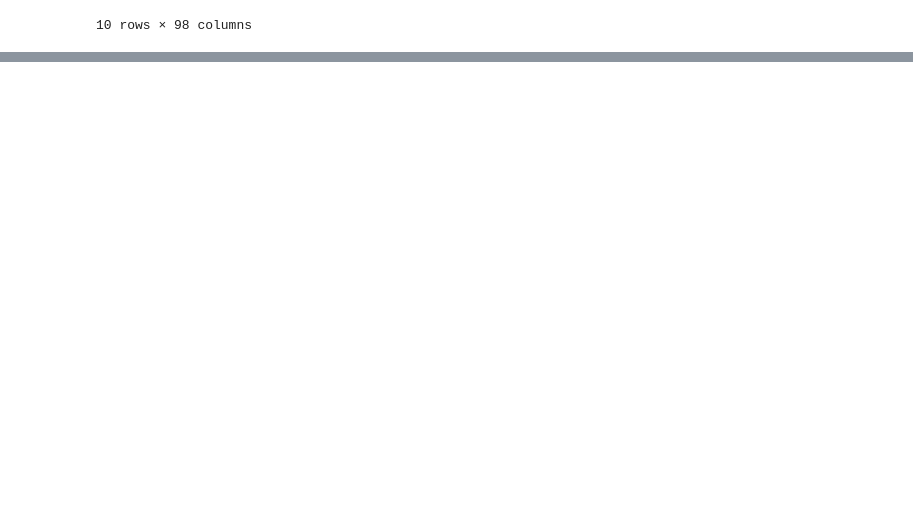
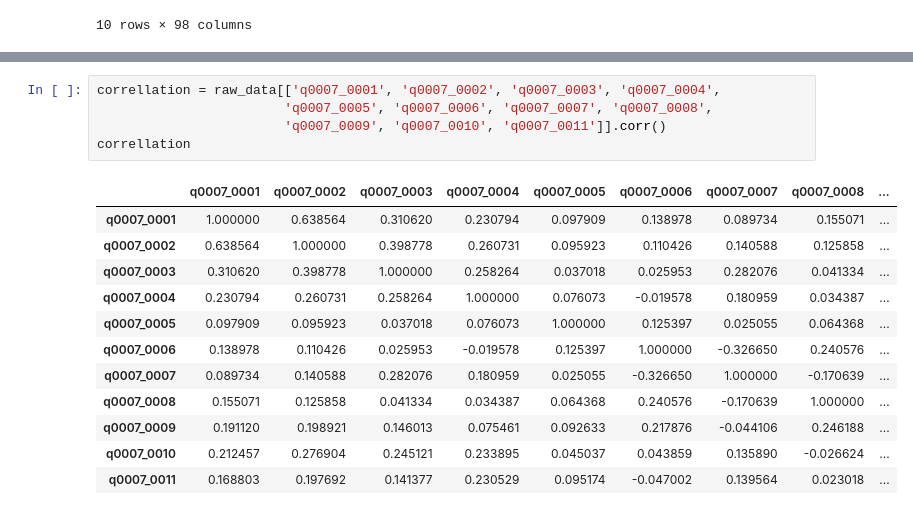
Before and after one commit to nated1028/CMSC320FinalProject, a Jupyter notebook: Final Project.ipynb, the cells around one changed output, grey strips where cells are left out. Cells and saved outputs as stored; diff of their text form; blank space fills up the shorter version.

```diff
--- a/Final Project.ipynb
+++ b/Final Project.ipynb
@@ -29,0 +102,18 @@ hist = ax.hist2d(x, y)
+# %%
+correllation = raw_data[['q0007_0001', 'q0007_0002', 'q0007_0003', 'q0007_0004',
+                        'q0007_0005', 'q0007_0006', 'q0007_0007', 'q0007_0008',
+                        'q0007_0009', 'q0007_0010', 'q0007_0011']].corr()
+correllation
+# %% [output]
+|  | q0007_0001 | q0007_0002 | q0007_0003 | q0007_0004 | q0007_0005 | q0007_0006 | q0007_0007 | q0007_0008 | ... |
+| q0007_0001 | 1.000000 | 0.638564 | 0.310620 | 0.230794 | 0.097909 | 0.138978 | 0.089734 | 0.155071 | ... |
+| q0007_0002 | 0.638564 | 1.000000 | 0.398778 | 0.260731 | 0.095923 | 0.110426 | 0.140588 | 0.125858 | ... |
+| q0007_0003 | 0.310620 | 0.398778 | 1.000000 | 0.258264 | 0.037018 | 0.025953 | 0.282076 | 0.041334 | ... |
+| q0007_0004 | 0.230794 | 0.260731 | 0.258264 | 1.000000 | 0.076073 | -0.019578 | 0.180959 | 0.034387 | ... |
+| q0007_0005 | 0.097909 | 0.095923 | 0.037018 | 0.076073 | 1.000000 | 0.125397 | 0.025055 | 0.064368 | ... |
+| q0007_0006 | 0.138978 | 0.110426 | 0.025953 | -0.019578 | 0.125397 | 1.000000 | -0.326650 | 0.240576 | ... |
+| q0007_0007 | 0.089734 | 0.140588 | 0.282076 | 0.180959 | 0.025055 | -0.326650 | 1.000000 | -0.170639 | ... |
+| q0007_0008 | 0.155071 | 0.125858 | 0.041334 | 0.034387 | 0.064368 | 0.240576 | -0.170639 | 1.000000 | ... |
+| q0007_0009 | 0.191120 | 0.198921 | 0.146013 | 0.075461 | 0.092633 | 0.217876 | -0.044106 | 0.246188 | ... |
+| q0007_0010 | 0.212457 | 0.276904 | 0.245121 | 0.233895 | 0.045037 | 0.043859 | 0.135890 | -0.026624 | ... |
+| q0007_0011 | 0.168803 | 0.197692 | 0.141377 | 0.230529 | 0.095174 | -0.047002 | 0.139564 | 0.023018 | ... |
```
Also changed, not shown: parts of 12 cells of this notebook.
